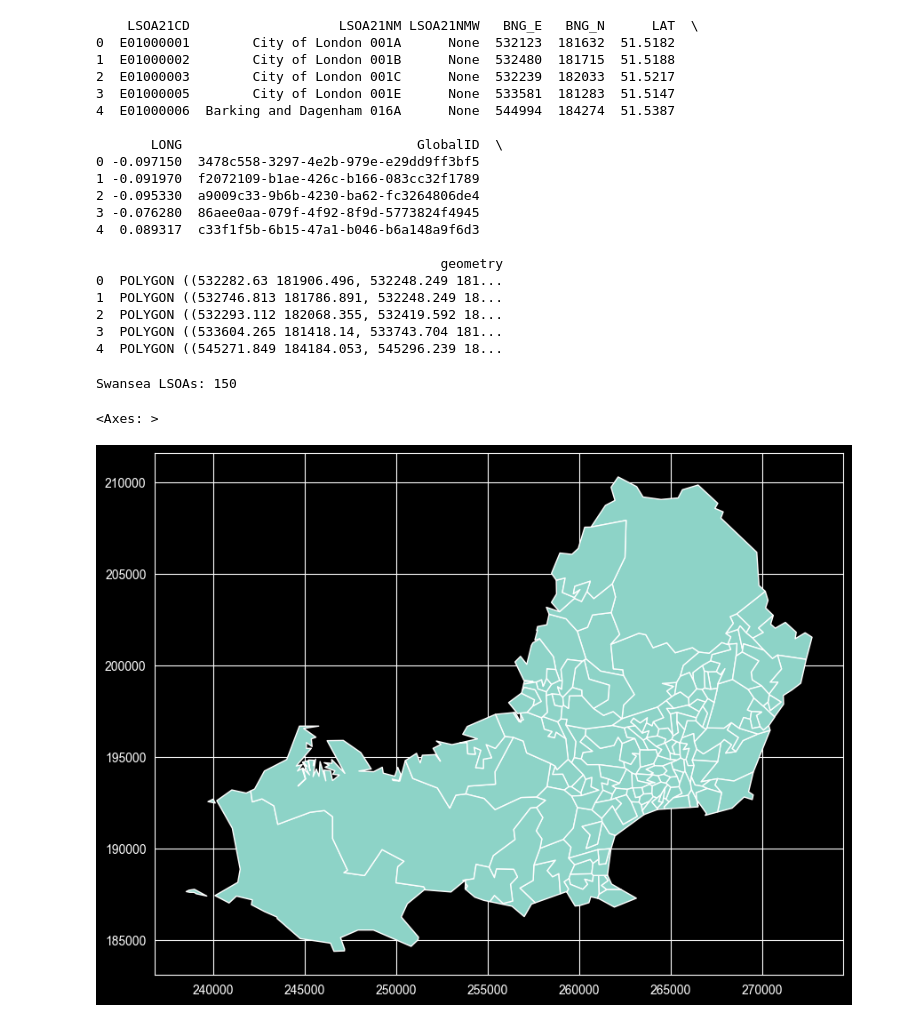
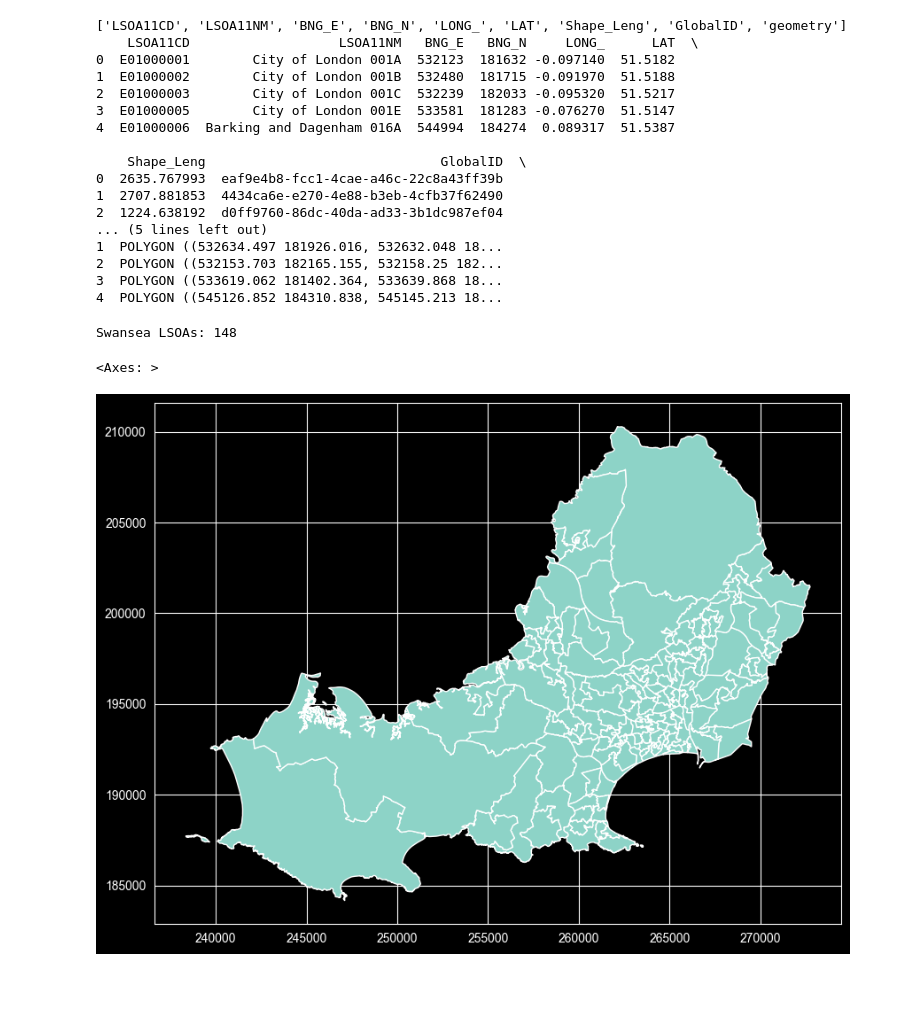
Before and after one commit to IeuanBissell/DataScience, a Jupyter notebook: notebooks/flood_deprivation_analysis.ipynb, the cells around one changed output. Drawn from its saved outputs; the diff is of its cells as text; code cells hidden in the pictures; blank space fills up the shorter version.

Commit message:
Changed to 2011 LSOA data as 2021 would not merge with 2019 WIMD data, merged data and prepared for spatial work

```diff
--- a/notebooks/flood_deprivation_analysis.ipynb
+++ b/notebooks/flood_deprivation_analysis.ipynb
@@ -3,35 +3,33 @@ import geopandas as gpd
 import pandas as pd
 import os
 # %%
-lsoa = gpd.read_file("data/LSOA_2021_EW_BSC_V4.shp")
+lsoa = gpd.read_file('data/LSOA_2011_EW_BFC_V3.shp')
+print(lsoa.columns.tolist())
 print(lsoa.head())
 # %% [output]
-    LSOA21CD                   LSOA21NM LSOA21NMW   BNG_E   BNG_N      LAT  \
-0  E01000001        City of London 001A      None  532123  181632  51.5182
-1  E01000002        City of London 001B      None  532480  181715  51.5188
-2  E01000003        City of London 001C      None  532239  182033  51.5217
-3  E01000005        City of London 001E      None  533581  181283  51.5147
-4  E01000006  Barking and Dagenham 016A      None  544994  184274  51.5387
+['LSOA11CD', 'LSOA11NM', 'BNG_E', 'BNG_N', 'LONG_', 'LAT', 'Shape_Leng', 'GlobalID', 'geometry']
+    LSOA11CD                   LSOA11NM   BNG_E   BNG_N     LONG_      LAT  \
+0  E01000001        City of London 001A  532123  181632 -0.097140  51.5182
+1  E01000002        City of London 001B  532480  181715 -0.091970  51.5188
+2  E01000003        City of London 001C  532239  182033 -0.095320  51.5217
+3  E01000005        City of London 001E  533581  181283 -0.076270  51.5147
+4  E01000006  Barking and Dagenham 016A  544994  184274  0.089317  51.5387
 
-       LONG                              GlobalID  \
-0 -0.097150  3478c558-3297-4e2b-979e-e29dd9ff3bf5
-1 -0.091970  f2072109-b1ae-426c-b166-083cc32f1789
-2 -0.095330  a9009c33-9b6b-4230-ba62-fc3264806de4
-3 -0.076280  86aee0aa-079f-4f92-8f9d-5773824f4945
-4  0.089317  c33f1f5b-6b15-47a1-b046-b6a148a9f6d3
-
-                                            geometry
-0  POLYGON ((532282.63 181906.496, 532248.249 181...
-1  POLYGON ((532746.813 181786.891, 532248.249 18...
-2  POLYGON ((532293.112 182068.355, 532419.592 18...
-3  POLYGON ((533604.265 181418.14, 533743.704 181...
-4  POLYGON ((545271.849 184184.053, 545296.239 18...
+    Shape_Leng                              GlobalID  \
+0  2635.767993  eaf9e4b8-fcc1-4cae-a46c-22c8a43ff39b
+1  2707.881853  4434ca6e-e270-4e88-b3eb-4cfb37f62490
+2  1224.638192  d0ff9760-86dc-40da-ad33-3b1dc987ef04
+... (5 lines left out)
+1  POLYGON ((532634.497 181926.016, 532632.048 18...
+2  POLYGON ((532153.703 182165.155, 532158.25 182...
+3  POLYGON ((533619.062 181402.364, 533639.868 18...
+4  POLYGON ((545126.852 184310.838, 545145.213 18...
 # %%
-swansea_lsoa = lsoa[lsoa["LSOA21NM"].str.startswith("Swansea")].copy()
-print(f"Swansea LSOAs: {len(swansea_lsoa)}")
+swansea_lsoa = lsoa[lsoa['LSOA11NM'].str.startswith('Swansea')].copy()
+print(f'Swansea LSOAs: {len(swansea_lsoa)}')
 swansea_lsoa.plot(figsize=(10,8))
 # %% [output]
-Swansea LSOAs: 150
+Swansea LSOAs: 148
 <Axes: >
-[figure, old version]
+[figure, new version]
 # %%
```
Also changed, not shown: parts of 3 cells of this notebook.
